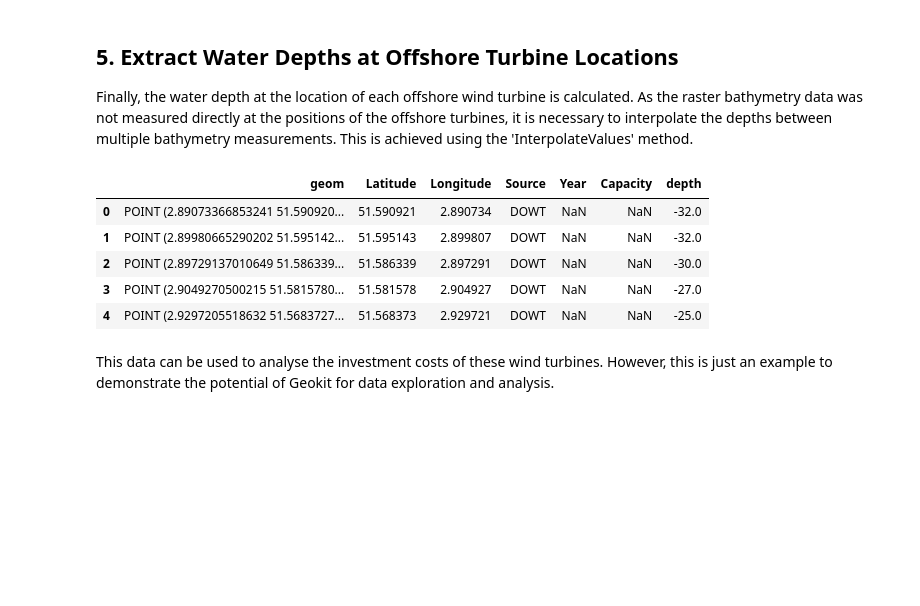
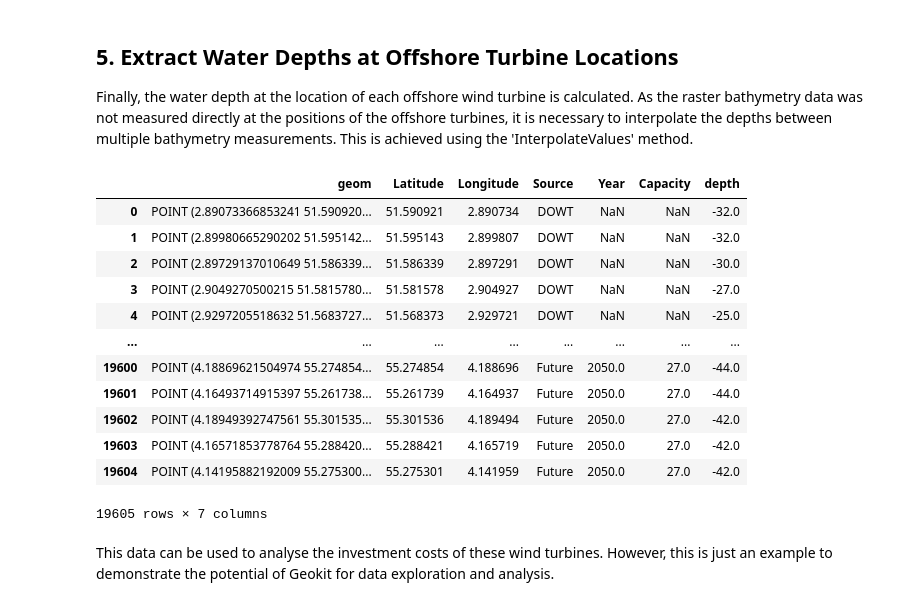
Before and after one commit to FZJ-IEK3-VSA/geokit, a Jupyter notebook: Examples/example_07_determine_offshore_turbine_depths.ipynb, the cells around one changed output. Cells and saved outputs as stored; diff of their text form; code cells hidden in the pictures; blank space fills up the shorter version.

```diff
--- a/Examples/example_07_determine_offshore_turbine_depths.ipynb
+++ b/Examples/example_07_determine_offshore_turbine_depths.ipynb
@@ -238,13 +257,21 @@ def interpolate_turbine_data(turbine_location):
 # Apply the interpolation function to the offshore turbine locations
 offshore_wind_points["depth"] = offshore_wind_points.geom.apply(interpolate_turbine_data)
 # %%
-offshore_wind_points.head()
+# offshore_wind_points.head()
+offshore_wind_points
 # %% [output]
 |  | geom | Latitude | Longitude | Source | Year | Capacity | depth |
 | 0 | POINT (2.89073366853241 51.590920... | 51.590921 | 2.890734 | DOWT | NaN | NaN | -32.0 |
 | 1 | POINT (2.89980665290202 51.595142... | 51.595143 | 2.899807 | DOWT | NaN | NaN | -32.0 |
 | 2 | POINT (2.89729137010649 51.586339... | 51.586339 | 2.897291 | DOWT | NaN | NaN | -30.0 |
 | 3 | POINT (2.9049270500215 51.5815780... | 51.581578 | 2.904927 | DOWT | NaN | NaN | -27.0 |
 | 4 | POINT (2.9297205518632 51.5683727... | 51.568373 | 2.929721 | DOWT | NaN | NaN | -25.0 |
+| ... | ... | ... | ... | ... | ... | ... | ... |
+| 19600 | POINT (4.18869621504974 55.274854... | 55.274854 | 4.188696 | Future | 2050.0 | 27.0 | -44.0 |
+| 19601 | POINT (4.16493714915397 55.261738... | 55.261739 | 4.164937 | Future | 2050.0 | 27.0 | -44.0 |
+| 19602 | POINT (4.18949392747561 55.301535... | 55.301536 | 4.189494 | Future | 2050.0 | 27.0 | -42.0 |
+| 19603 | POINT (4.16571853778764 55.288420... | 55.288421 | 4.165719 | Future | 2050.0 | 27.0 | -42.0 |
+| 19604 | POINT (4.14195882192009 55.275300... | 55.275301 | 4.141959 | Future | 2050.0 | 27.0 | -42.0 |
+19605 rows × 7 columns
 # %% [markdown]
 This data can be used to analyse the investment costs of these wind turbines. However, this is just an example to demonstrate the potential of Geokit for data exploration and analysis.
```
Also changed, not shown: parts of 19 cells of this notebook, 5 other files.
